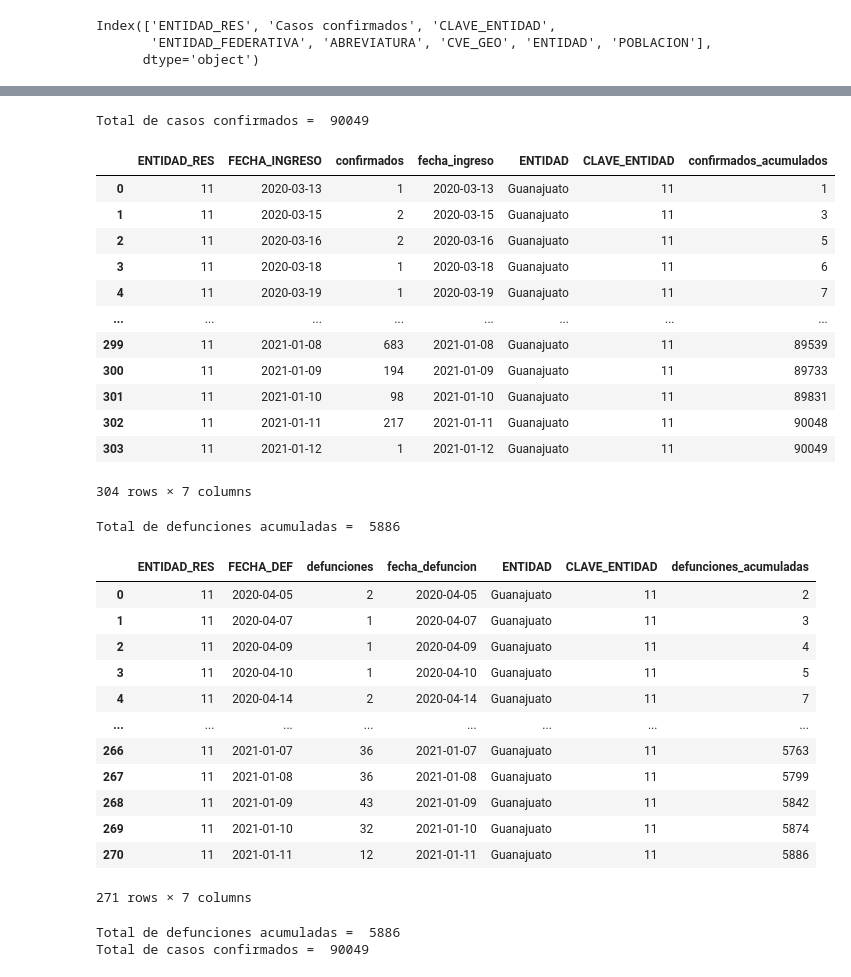
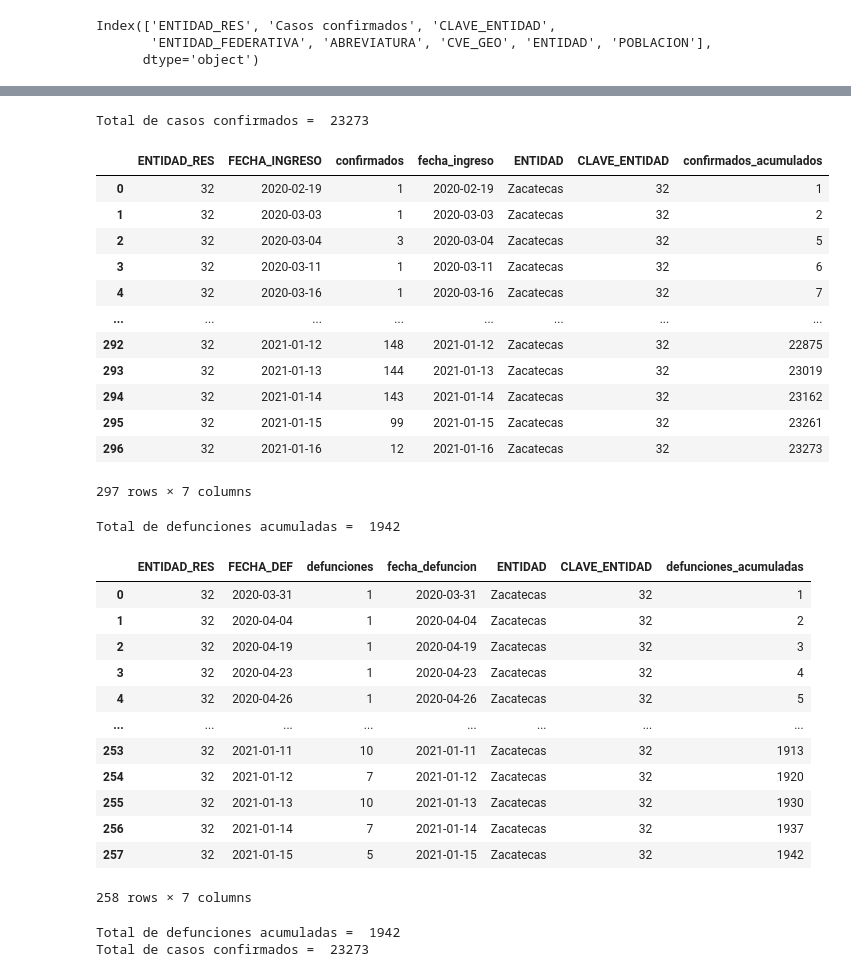
Before and after one commit to Riloro/mexico_covid19_dashboard, a Jupyter notebook: Notebook/covid19_notebook.ipynb, the cells around one changed output, grey strips where cells are left out. Drawn from its saved outputs; the diff is of its cells as text; code cells hidden in the pictures.

```diff
--- a/Notebook/covid19_notebook.ipynb
+++ b/Notebook/covid19_notebook.ipynb
@@ -687,25 +712,25 @@ defunciones_por_estado_fecha_clave
 # %%
-clave_estado = 11
+clave_estado = 32
 confirmados_mich = confirmados_por_estado_fecha_clave[confirmados_por_estado_fecha_clave["ENTIDAD_RES"] == clave_estado]
 print("Total de casos confirmados = ",confirmados_mich["confirmados"].sum())
 confirmados_mich.reset_index(drop = True, inplace = True)
 confirmados_mich["confirmados_acumulados"] = commulative_cases(confirmados_mich["confirmados"]) # Accumulated confirmed cases in Mich.
 confirmados_mich
 # %% [output]
-Total de casos confirmados =  90049
+Total de casos confirmados =  23273
 |  | ENTIDAD_RES | FECHA_INGRESO | confirmados | fecha_ingreso | ENTIDAD | CLAVE_ENTIDAD | confirmados_acumulados |
-| 0 | 11 | 2020-03-13 | 1 | 2020-03-13 | Guanajuato | 11 | 1 |
-| 1 | 11 | 2020-03-15 | 2 | 2020-03-15 | Guanajuato | 11 | 3 |
-| 2 | 11 | 2020-03-16 | 2 | 2020-03-16 | Guanajuato | 11 | 5 |
-| 3 | 11 | 2020-03-18 | 1 | 2020-03-18 | Guanajuato | 11 | 6 |
-| 4 | 11 | 2020-03-19 | 1 | 2020-03-19 | Guanajuato | 11 | 7 |
+| 0 | 32 | 2020-02-19 | 1 | 2020-02-19 | Zacatecas | 32 | 1 |
+| 1 | 32 | 2020-03-03 | 1 | 2020-03-03 | Zacatecas | 32 | 2 |
+| 2 | 32 | 2020-03-04 | 3 | 2020-03-04 | Zacatecas | 32 | 5 |
+| 3 | 32 | 2020-03-11 | 1 | 2020-03-11 | Zacatecas | 32 | 6 |
+| 4 | 32 | 2020-03-16 | 1 | 2020-03-16 | Zacatecas | 32 | 7 |
 | ... | ... | ... | ... | ... | ... | ... | ... |
-| 299 | 11 | 2021-01-08 | 683 | 2021-01-08 | Guanajuato | 11 | 89539 |
-| 300 | 11 | 2021-01-09 | 194 | 2021-01-09 | Guanajuato | 11 | 89733 |
-| 301 | 11 | 2021-01-10 | 98 | 2021-01-10 | Guanajuato | 11 | 89831 |
-| 302 | 11 | 2021-01-11 | 217 | 2021-01-11 | Guanajuato | 11 | 90048 |
-| 303 | 11 | 2021-01-12 | 1 | 2021-01-12 | Guanajuato | 11 | 90049 |
+| 292 | 32 | 2021-01-12 | 148 | 2021-01-12 | Zacatecas | 32 | 22875 |
+| 293 | 32 | 2021-01-13 | 144 | 2021-01-13 | Zacatecas | 32 | 23019 |
+| 294 | 32 | 2021-01-14 | 143 | 2021-01-14 | Zacatecas | 32 | 23162 |
+| 295 | 32 | 2021-01-15 | 99 | 2021-01-15 | Zacatecas | 32 | 23261 |
+| 296 | 32 | 2021-01-16 | 12 | 2021-01-16 | Zacatecas | 32 | 23273 |
-304 rows × 7 columns
+297 rows × 7 columns
 # %%
 defunciones_mich = defunciones_por_estado_fecha_clave[defunciones_por_estado_fecha_clave["ENTIDAD_RES"] == clave_estado ]
 print("Total de defunciones acumuladas = ", defunciones_mich["defunciones"].sum())
@@ -713,20 +738,20 @@ defunciones_mich.reset_index(drop = True, inplace = True)
 defunciones_mich["defunciones_acumuladas"] = commulative_cases(defunciones_mich["defunciones"])
 defunciones_mich
 # %% [output]
-Total de defunciones acumuladas =  5886
+Total de defunciones acumuladas =  1942
 |  | ENTIDAD_RES | FECHA_DEF | defunciones | fecha_defuncion | ENTIDAD | CLAVE_ENTIDAD | defunciones_acumuladas |
-| 0 | 11 | 2020-04-05 | 2 | 2020-04-05 | Guanajuato | 11 | 2 |
-| 1 | 11 | 2020-04-07 | 1 | 2020-04-07 | Guanajuato | 11 | 3 |
-| 2 | 11 | 2020-04-09 | 1 | 2020-04-09 | Guanajuato | 11 | 4 |
-| 3 | 11 | 2020-04-10 | 1 | 2020-04-10 | Guanajuato | 11 | 5 |
-| 4 | 11 | 2020-04-14 | 2 | 2020-04-14 | Guanajuato | 11 | 7 |
+| 0 | 32 | 2020-03-31 | 1 | 2020-03-31 | Zacatecas | 32 | 1 |
+| 1 | 32 | 2020-04-04 | 1 | 2020-04-04 | Zacatecas | 32 | 2 |
+| 2 | 32 | 2020-04-19 | 1 | 2020-04-19 | Zacatecas | 32 | 3 |
+| 3 | 32 | 2020-04-23 | 1 | 2020-04-23 | Zacatecas | 32 | 4 |
+| 4 | 32 | 2020-04-26 | 1 | 2020-04-26 | Zacatecas | 32 | 5 |
 | ... | ... | ... | ... | ... | ... | ... | ... |
-| 266 | 11 | 2021-01-07 | 36 | 2021-01-07 | Guanajuato | 11 | 5763 |
-| 267 | 11 | 2021-01-08 | 36 | 2021-01-08 | Guanajuato | 11 | 5799 |
-| 268 | 11 | 2021-01-09 | 43 | 2021-01-09 | Guanajuato | 11 | 5842 |
-| 269 | 11 | 2021-01-10 | 32 | 2021-01-10 | Guanajuato | 11 | 5874 |
-| 270 | 11 | 2021-01-11 | 12 | 2021-01-11 | Guanajuato | 11 | 5886 |
+| 253 | 32 | 2021-01-11 | 10 | 2021-01-11 | Zacatecas | 32 | 1913 |
+| 254 | 32 | 2021-01-12 | 7 | 2021-01-12 | Zacatecas | 32 | 1920 |
+| 255 | 32 | 2021-01-13 | 10 | 2021-01-13 | Zacatecas | 32 | 1930 |
+| 256 | 32 | 2021-01-14 | 7 | 2021-01-14 | Zacatecas | 32 | 1937 |
+| 257 | 32 | 2021-01-15 | 5 | 2021-01-15 | Zacatecas | 32 | 1942 |
-271 rows × 7 columns
+258 rows × 7 columns
 # %%
 #
 acum_plot(confirmados_mich["fecha_ingreso"],confirmados_mich["confirmados_acumulados"],
@@ -734,8 +759,8 @@ acum_plot(confirmados_mich["fecha_ingreso"],confirmados_mich["confirmados_acumul
 print("Total de defunciones acumuladas = ", defunciones_mich["defunciones"].sum())
 print("Total de casos confirmados = ",confirmados_mich["confirmados"].sum())
 # %% [output]
-Total de defunciones acumuladas =  5886
-Total de casos confirmados =  90049
+Total de defunciones acumuladas =  1942
+Total de casos confirmados =  23273
 # %%
 show_confirmed_cases(confirmados_mich["fecha_ingreso"],confirmados_mich["confirmados"], region = confirmados_mich["ENTIDAD"].iloc[0], anomalia = False)
 show_deaths(defunciones_mich["fecha_defuncion"],defunciones_mich["defunciones"], region = confirmados_mich["ENTIDAD"].iloc[0], anomalia = False)
```
Also changed, not shown: parts of 40 cells of this notebook, 2 other files.
